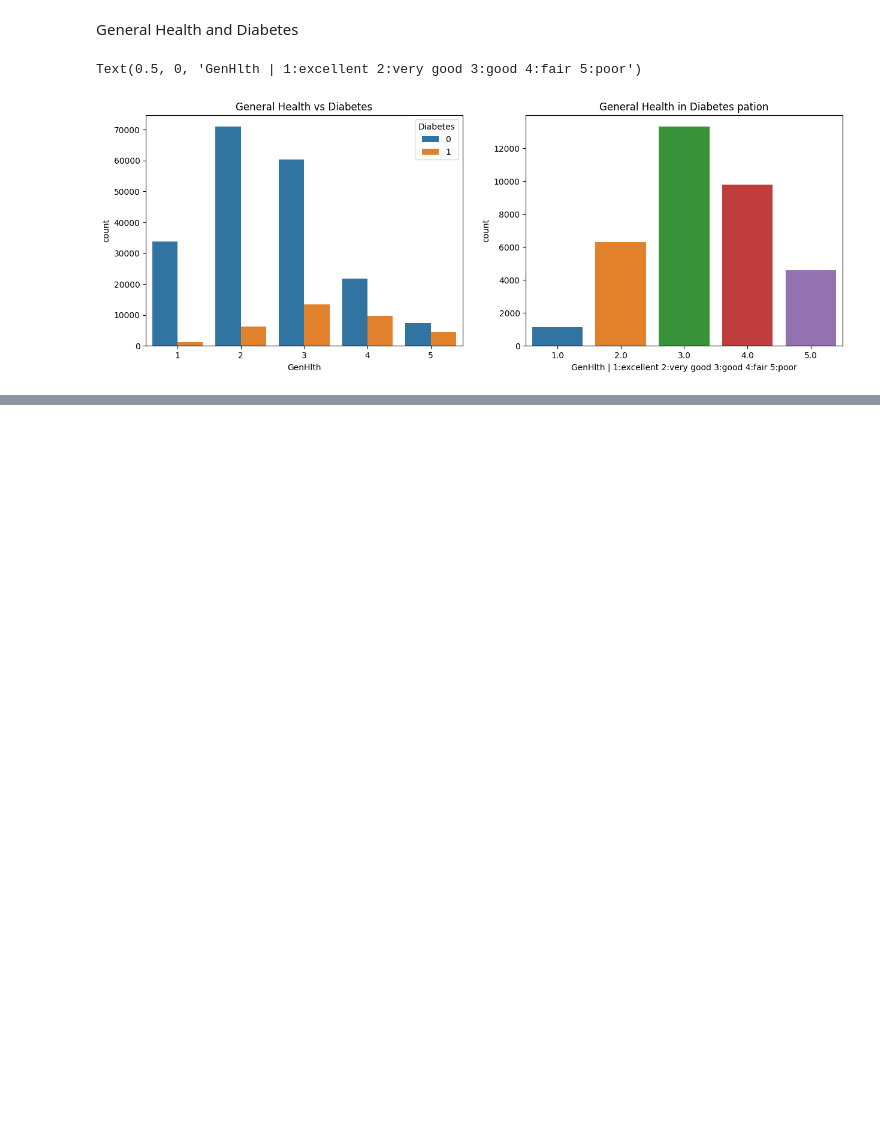
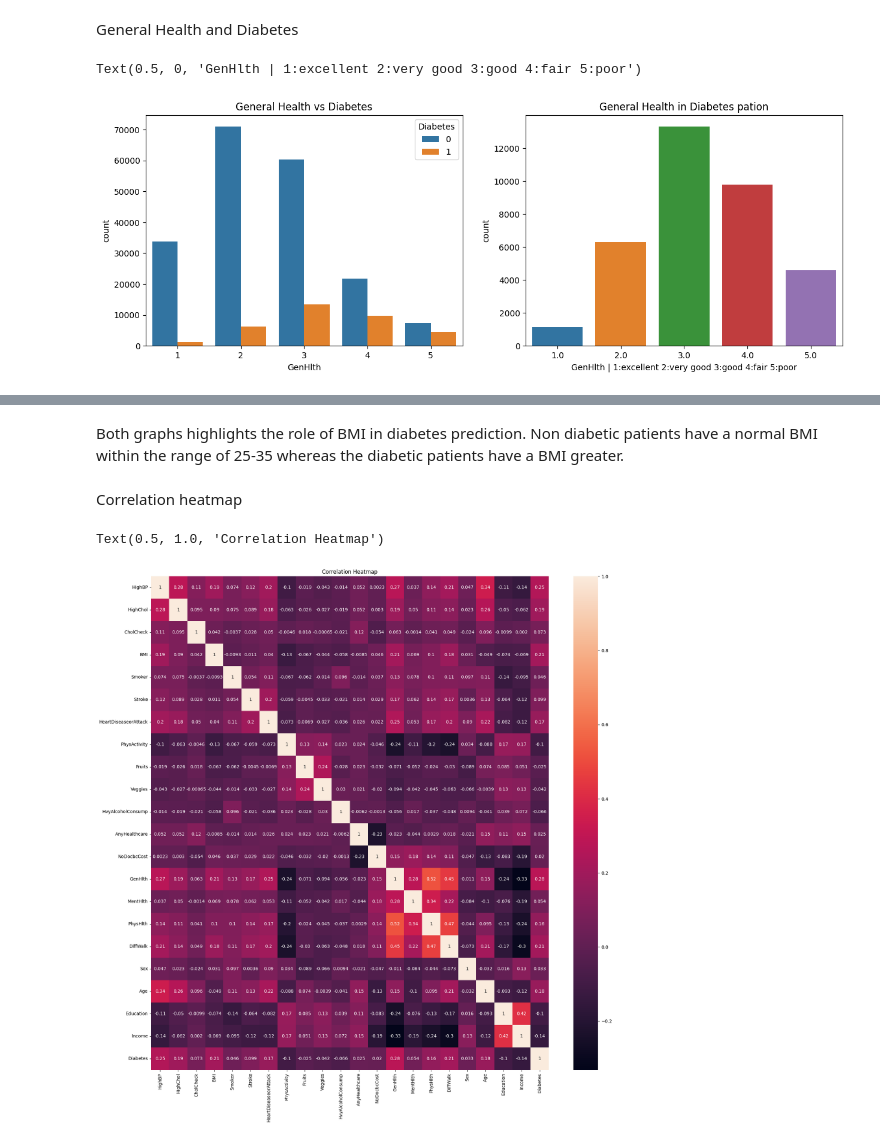
Before and after one commit to Payal2000/Diabetes_Prediction, a Jupyter notebook: Diabetes_Study.ipynb, the cells around one changed output, grey strips where cells are left out. Saved outputs shown, nothing was run; the diff lists cells and outputs as text; code cells hidden in the pictures; blank space fills up the shorter version.

```diff
--- a/Diabetes_Study.ipynb
+++ b/Diabetes_Study.ipynb
@@ -256,0 +298,16 @@ Text(0.5, 0, 'GenHlth | 1:excellent 2:very good 3:good 4:fair 5:poor')
+# %% [markdown]
+Both graphs highlights the role of BMI in diabetes prediction. Non diabetic patients have a normal BMI within the range of 25-35 whereas the diabetic patients have a BMI greater.
+# %% [markdown]
+Correlation heatmap
+# %%
+#correlation heatmap
+plt.figure(figsize=(20,20))
+# Set the size of the figure (width and height)
+
+sns.heatmap(df.corr(), annot=True).set_title('Correlation Heatmap')
+# Create a heatmap of the correlation matrix of the DataFrame 'df'
+# The 'annot=True' parameter adds numerical values to the cells
+# Set the title of the heatmap
+# %% [output]
+Text(0.5, 1.0, 'Correlation Heatmap')
+[figure, added]
```
Also changed, not shown: parts of 4 cells of this notebook.
